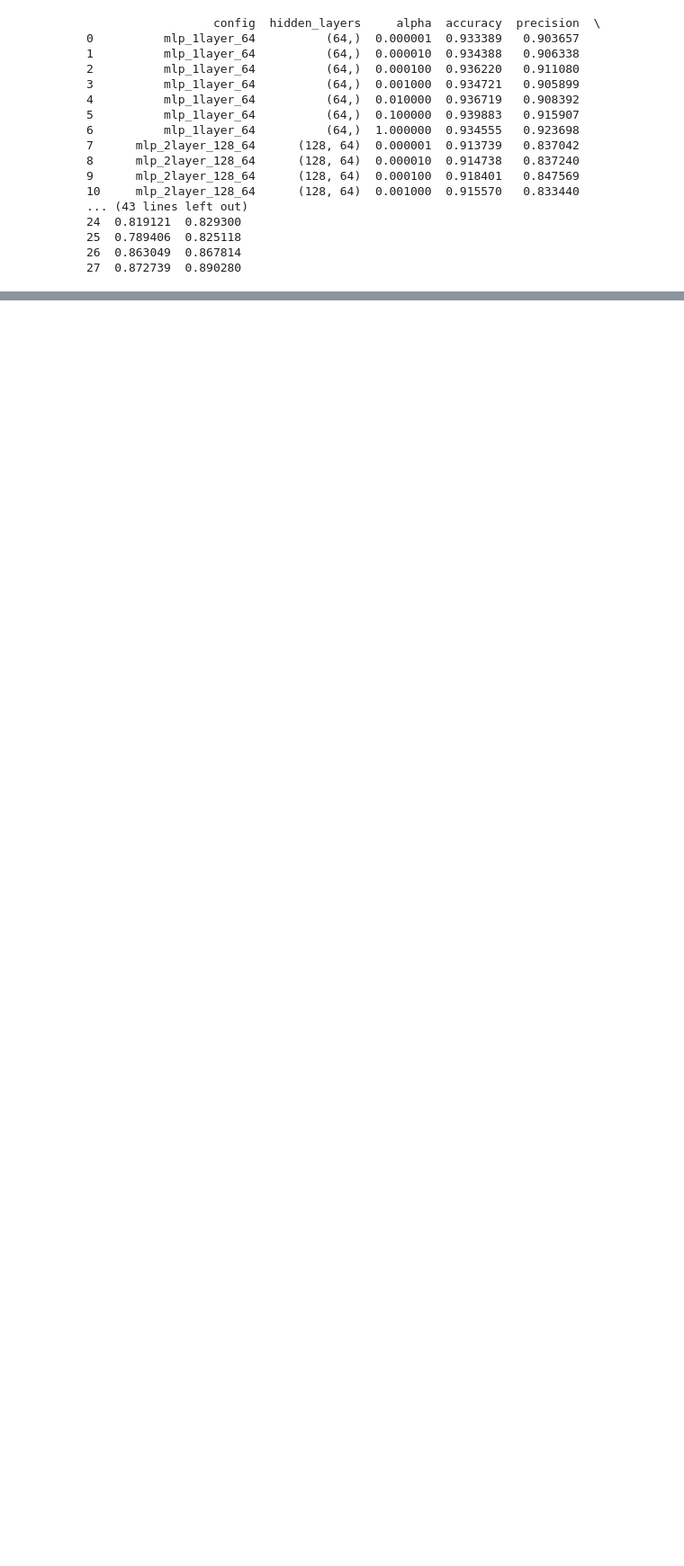
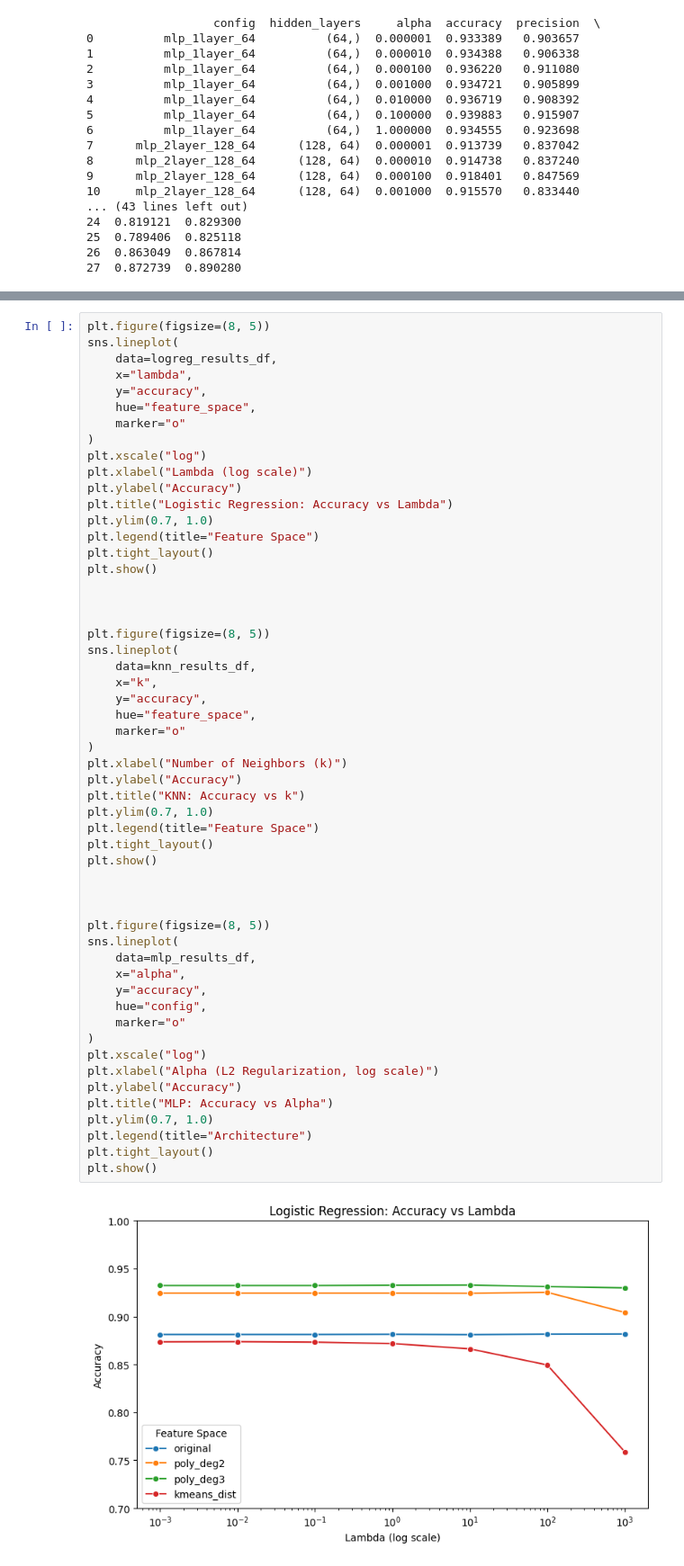
Before and after one commit to LooCodes/ML-Final-Project, a Jupyter notebook: final.ipynb, the cells around one changed output, grey strips where cells are left out. Shown: that part at 90% size. Drawn from its saved outputs; the diff is of its cells as text; blank space fills up the shorter version.

Commit message:
added results section to produce graphs for report

```diff
--- a/final.ipynb
+++ b/final.ipynb
@@ -646,0 +937,56 @@ print(mlp_results_df)
+# %%
+plt.figure(figsize=(8, 5))
+sns.lineplot(
+    data=logreg_results_df,
+    x="lambda",
+    y="accuracy",
+    hue="feature_space",
+    marker="o"
+)
+plt.xscale("log")
+plt.xlabel("Lambda (log scale)")
+plt.ylabel("Accuracy")
+plt.title("Logistic Regression: Accuracy vs Lambda")
+plt.ylim(0.7, 1.0)
+plt.legend(title="Feature Space")
+plt.tight_layout()
+plt.show()
+
+
+
+plt.figure(figsize=(8, 5))
+sns.lineplot(
+    data=knn_results_df,
+    x="k",
+    y="accuracy",
+    hue="feature_space",
+    marker="o"
+)
+plt.xlabel("Number of Neighbors (k)")
+plt.ylabel("Accuracy")
+plt.title("KNN: Accuracy vs k")
+plt.ylim(0.7, 1.0)
+plt.legend(title="Feature Space")
+plt.tight_layout()
+plt.show()
+
+
+
+plt.figure(figsize=(8, 5))
+sns.lineplot(
+    data=mlp_results_df,
+    x="alpha",
+    y="accuracy",
+    hue="config",
+    marker="o"
+)
+plt.xscale("log")
+plt.xlabel("Alpha (L2 Regularization, log scale)")
+plt.ylabel("Accuracy")
+plt.title("MLP: Accuracy vs Alpha")
+plt.ylim(0.7, 1.0)
+plt.legend(title="Architecture")
+plt.tight_layout()
+plt.show()
+# %% [output]
+[figure, added]
```
Also changed, not shown: parts of 9 cells of this notebook, 3 other files.
